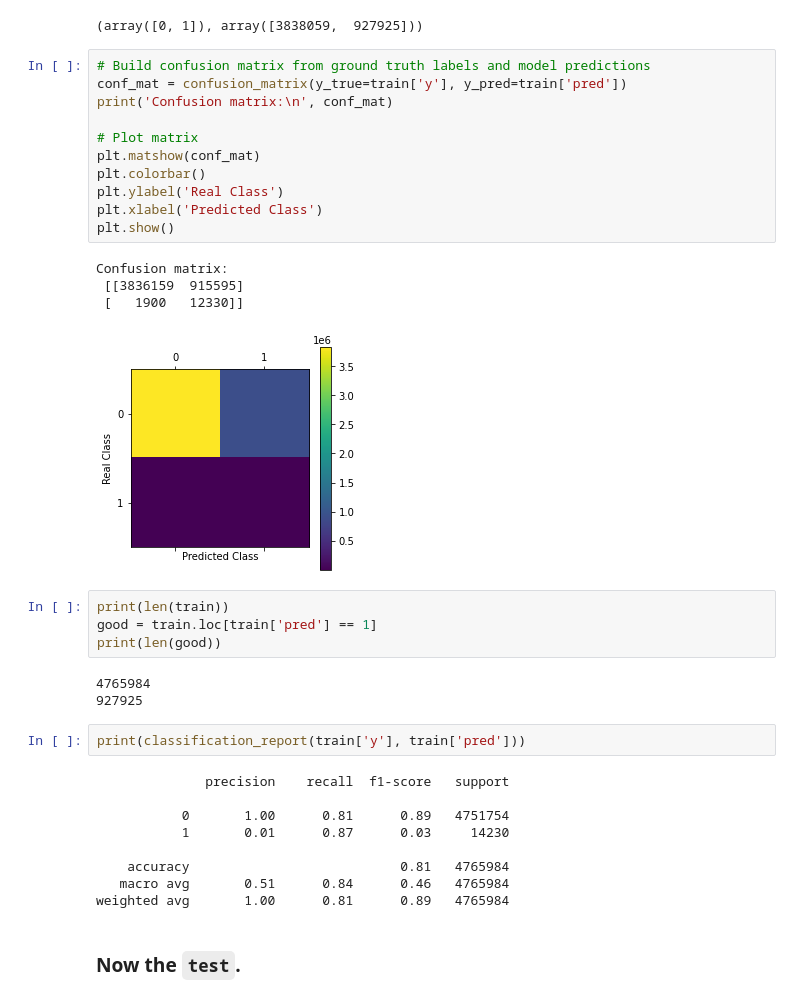
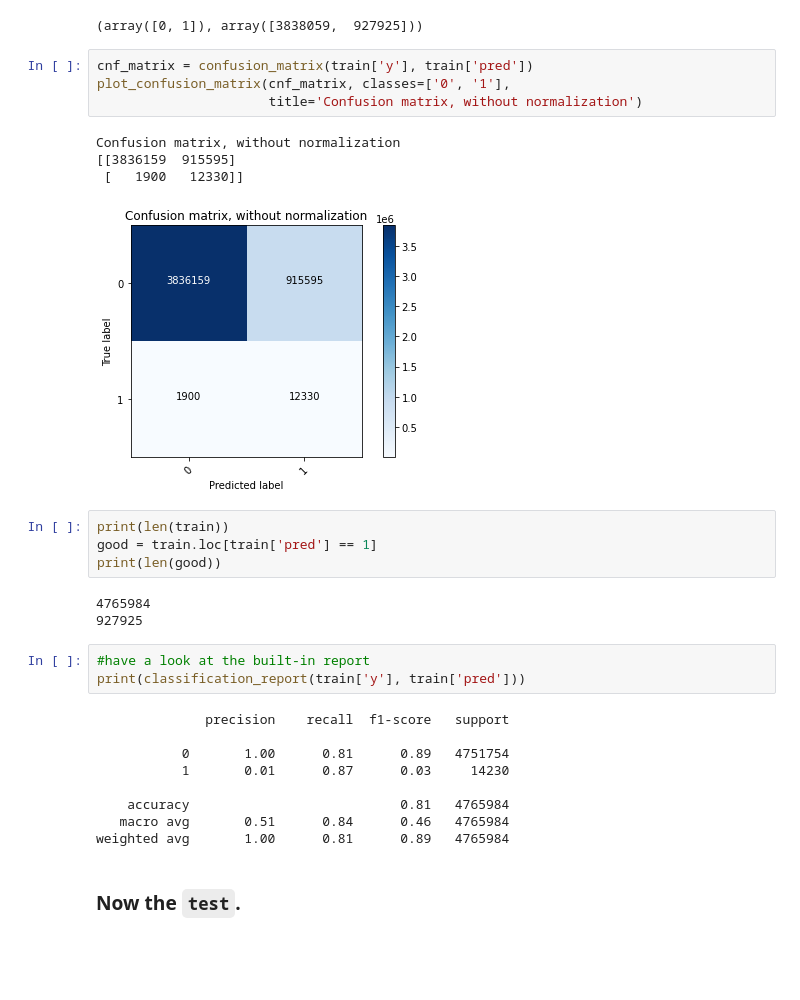
Before and after one commit to AdrianKriger/Zindi_SANRAL, a Jupyter notebook: 01_SimpleXGBClassifier.ipynb, the cells around one changed output. Drawn from its saved outputs; the diff is of its cells as text; blank space fills up the shorter version.

```diff
--- a/01_SimpleXGBClassifier.ipynb
+++ b/01_SimpleXGBClassifier.ipynb
@@ -675,22 +703,15 @@ RMSE: 0.192509
 print(np.unique(train['pred'], return_counts=True))
 # %% [output]
 (array([0, 1]), array([3838059,  927925]))
-# %%
-# Build confusion matrix from ground truth labels and model predictions
-conf_mat = confusion_matrix(y_true=train['y'], y_pred=train['pred'])
-print('Confusion matrix:\n', conf_mat)
-
-# Plot matrix
-plt.matshow(conf_mat)
-plt.colorbar()
-plt.ylabel('Real Class')
-plt.xlabel('Predicted Class')
-plt.show()
-# %% [output]
-Confusion matrix:
- [[3836159  915595]
- [   1900   12330]]
-[figure, removed]
+# %%
+cnf_matrix = confusion_matrix(train['y'], train['pred'])
+plot_confusion_matrix(cnf_matrix, classes=['0', '1'],
+                      title='Confusion matrix, without normalization')
+# %% [output]
+Confusion matrix, without normalization
+[[3836159  915595]
+ [   1900   12330]]
+[figure, added]
 # %%
 print(len(train))
 good = train.loc[train['pred'] == 1]
@@ -699,6 +720,7 @@ print(len(good))
 4765984
 927925
 # %%
+#have a look at the built-in report
 print(classification_report(train['y'], train['pred']))
 # %% [output]
               precision    recall  f1-score   support
```
Also changed, not shown: parts of 37 cells of this notebook.
